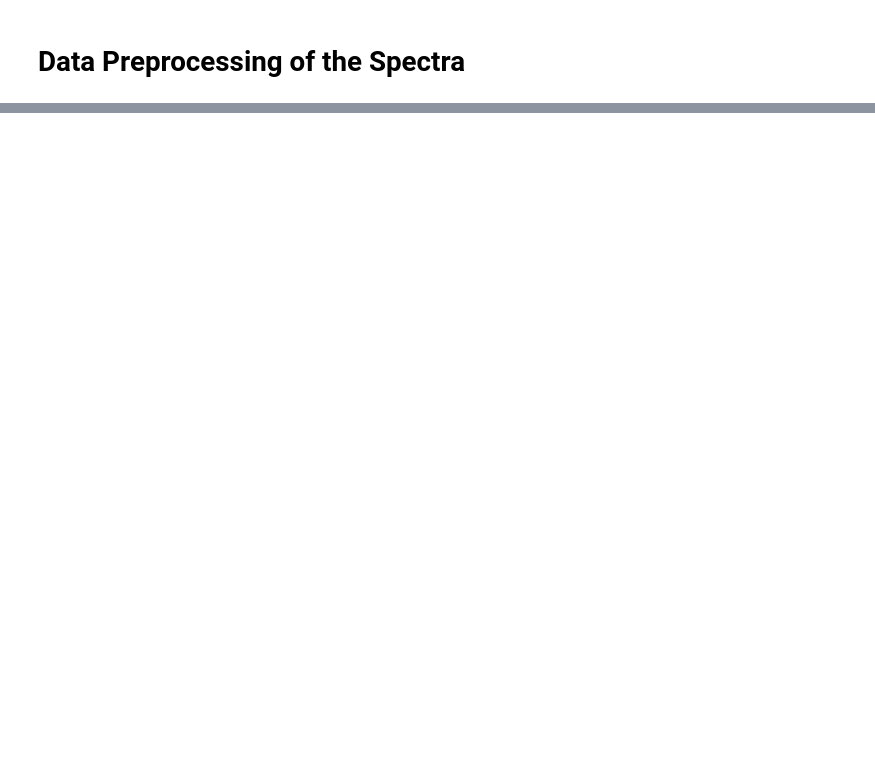
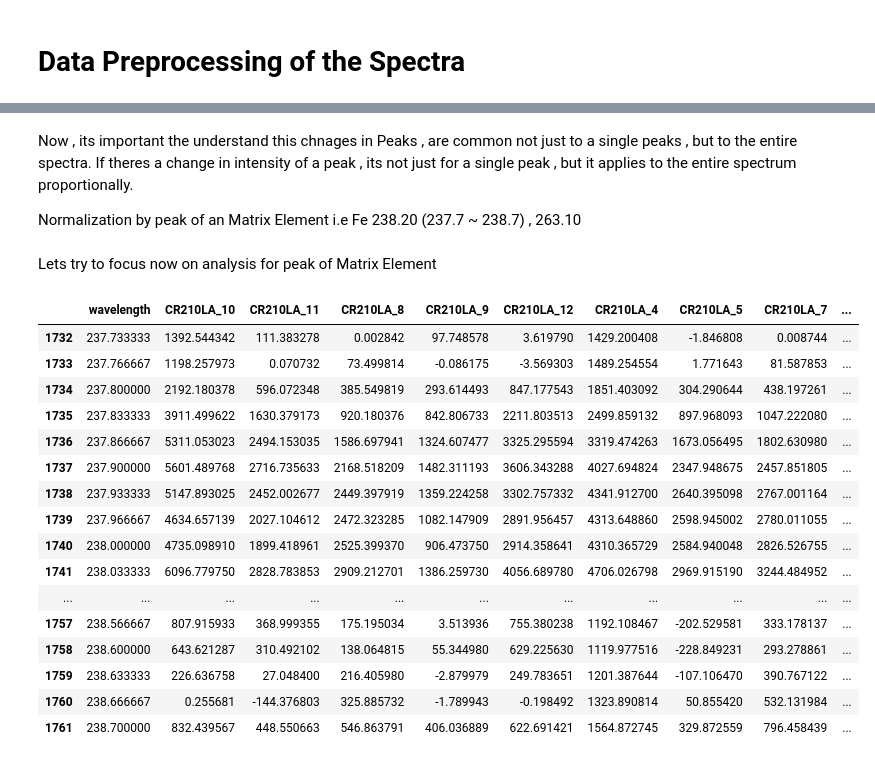
Before and after one commit to rahulrpatil3005/Handheld_LIBS, a Jupyter notebook: TUT6_UnivariateAnalysis_HandheldLIBS/UnivariateCalibration_hLIBS.ipynb, the cells around one changed output, grey strips where cells are left out. Cells and saved outputs as stored; diff of their text form; code cells hidden in the pictures; blank space fills up the shorter version.

```diff
--- a/TUT6_UnivariateAnalysis_HandheldLIBS/UnivariateCalibration_hLIBS.ipynb
+++ b/TUT6_UnivariateAnalysis_HandheldLIBS/UnivariateCalibration_hLIBS.ipynb
@@ -306,0 +369,38 @@ show(Baseline_Correction_Plot)
+# %% [markdown]
+Now , its important the understand this chnages in Peaks , are common not just to a single peaks , but to the entire spectra. If theres a change in intensity of a peak , its not just for a single peak , but it applies to the entire spectrum proportionally.
+
+Normalization by peak of an Matrix Element i.e Fe 238.20 (237.7 ~ 238.7) , 263.10
+# %% [markdown]
+Lets try to focus now on analysis for peak of Matrix Element
+# %%
+Matrix_Wavelength_Min = 237.7
+Matrix_Wavelength_Max = 238.7
+
+CR210LA_Matrix_df = CR210LA_BaselineCorrected_df[(CR210LA_BaselineCorrected_df['wavelength'] >= Matrix_Wavelength_Min) & (CR210LA_BaselineCorrected_df['wavelength'] <= Matrix_Wavelength_Max)]
+CR240LA_Matrix_df = CR240LA_BaselineCorrected_df[(CR240LA_BaselineCorrected_df['wavelength'] >= Matrix_Wavelength_Min) & (CR240LA_BaselineCorrected_df['wavelength'] <= Matrix_Wavelength_Max)]
+CR300LA_Matrix_df = CR300LA_BaselineCorrected_df[(CR300LA_BaselineCorrected_df['wavelength'] >= Matrix_Wavelength_Min) & (CR300LA_BaselineCorrected_df['wavelength'] <= Matrix_Wavelength_Max)]
+CR440Y_Matrix_df = CR440Y_BaselineCorrected_df[(CR440Y_BaselineCorrected_df['wavelength'] >= Matrix_Wavelength_Min) & (CR440Y_BaselineCorrected_df['wavelength'] <= Matrix_Wavelength_Max)]
+CR570CP_Matrix_df = CR570CP_BaselineCorrected_df[(CR570CP_BaselineCorrected_df['wavelength'] >= Matrix_Wavelength_Min) & (CR570CP_BaselineCorrected_df['wavelength'] <= Matrix_Wavelength_Max)]
+CR700Y_Matrix_df = CR700Y_BaselineCorrected_df[(CR700Y_BaselineCorrected_df['wavelength'] >= Matrix_Wavelength_Min) & (CR700Y_BaselineCorrected_df['wavelength'] <= Matrix_Wavelength_Max)]
+HR660Y_Matrix_df = HR660Y_BaselineCorrected_df[(HR660Y_BaselineCorrected_df['wavelength'] >= Matrix_Wavelength_Min) & (HR660Y_BaselineCorrected_df['wavelength'] <= Matrix_Wavelength_Max)]
+CR1000Y_Matrix_df = CR1000Y_BaselineCorrected_df[(CR1000Y_BaselineCorrected_df['wavelength'] >= Matrix_Wavelength_Min) & (CR1000Y_BaselineCorrected_df['wavelength'] <= Matrix_Wavelength_Max)]
+
+CR210LA_Matrix_df
+# %% [output]
+|  | wavelength | CR210LA_10 | CR210LA_11 | CR210LA_8 | CR210LA_9 | CR210LA_12 | CR210LA_4 | CR210LA_5 | CR210LA_7 | ... |
+| 1732 | 237.733333 | 1392.544342 | 111.383278 | 0.002842 | 97.748578 | 3.619790 | 1429.200408 | -1.846808 | 0.008744 | ... |
+| 1733 | 237.766667 | 1198.257973 | 0.070732 | 73.499814 | -0.086175 | -3.569303 | 1489.254554 | 1.771643 | 81.587853 | ... |
+| 1734 | 237.800000 | 2192.180378 | 596.072348 | 385.549819 | 293.614493 | 847.177543 | 1851.403092 | 304.290644 | 438.197261 | ... |
+| 1735 | 237.833333 | 3911.499622 | 1630.379173 | 920.180376 | 842.806733 | 2211.803513 | 2499.859132 | 897.968093 | 1047.222080 | ... |
+| 1736 | 237.866667 | 5311.053023 | 2494.153035 | 1586.697941 | 1324.607477 | 3325.295594 | 3319.474263 | 1673.056495 | 1802.630980 | ... |
+| 1737 | 237.900000 | 5601.489768 | 2716.735633 | 2168.518209 | 1482.311193 | 3606.343288 | 4027.694824 | 2347.948675 | 2457.851805 | ... |
+| 1738 | 237.933333 | 5147.893025 | 2452.002677 | 2449.397919 | 1359.224258 | 3302.757332 | 4341.912700 | 2640.395098 | 2767.001164 | ... |
+| 1739 | 237.966667 | 4634.657139 | 2027.104612 | 2472.323285 | 1082.147909 | 2891.956457 | 4313.648860 | 2598.945002 | 2780.011055 | ... |
+| 1740 | 238.000000 | 4735.098910 | 1899.418961 | 2525.399370 | 906.473750 | 2914.358641 | 4310.365729 | 2584.940048 | 2826.526755 | ... |
+| 1741 | 238.033333 | 6096.779750 | 2828.783853 | 2909.212701 | 1386.259730 | 4056.689780 | 4706.026798 | 2969.915190 | 3244.484952 | ... |
+| ... | ... | ... | ... | ... | ... | ... | ... | ... | ... | ... |
+| 1757 | 238.566667 | 807.915933 | 368.999355 | 175.195034 | 3.513936 | 755.380238 | 1192.108467 | -202.529581 | 333.178137 | ... |
+| 1758 | 238.600000 | 643.621287 | 310.492102 | 138.064815 | 55.344980 | 629.225630 | 1119.977516 | -228.849231 | 293.278861 | ... |
+| 1759 | 238.633333 | 226.636758 | 27.048400 | 216.405980 | -2.879979 | 249.783651 | 1201.387644 | -107.106470 | 390.767122 | ... |
+| 1760 | 238.666667 | 0.255681 | -144.376803 | 325.885732 | -1.789943 | -0.198492 | 1323.890814 | 50.855420 | 532.131984 | ... |
+| 1761 | 238.700000 | 832.439567 | 448.550663 | 546.863791 | 406.036889 | 622.691421 | 1564.872745 | 329.872559 | 796.458439 | ... |
```
Also changed, not shown: parts of 13 cells of this notebook, 4 other files.
